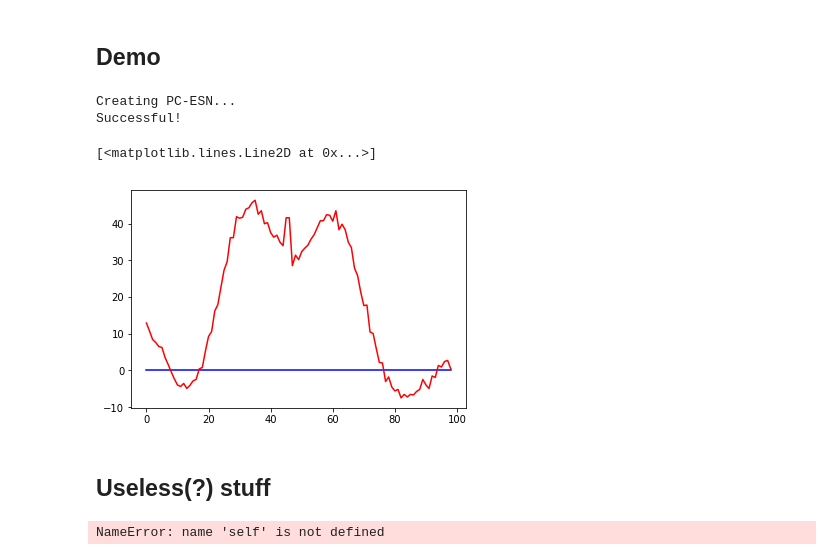
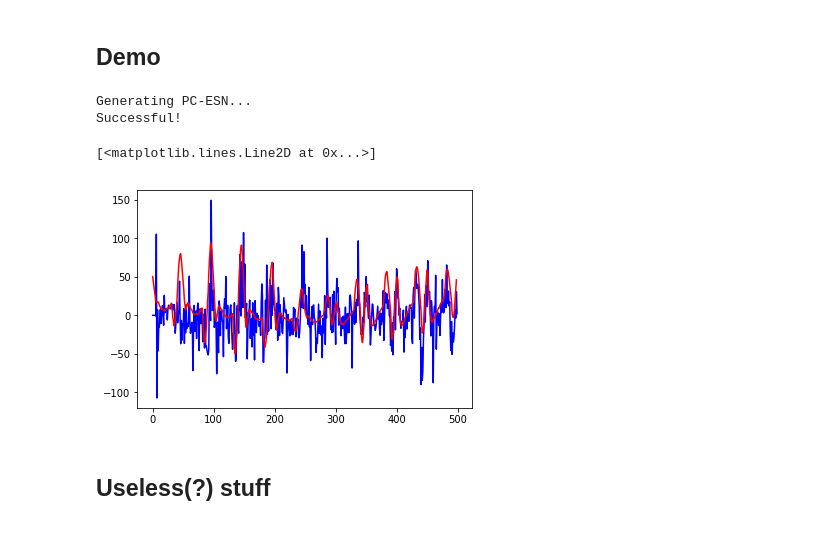
Before and after one commit to jaclanL/Project-Course---Deep-NN-, a Jupyter notebook: PC-ESN.ipynb, the cells around one changed output. Saved outputs shown, nothing was run; the diff lists cells and outputs as text; code cells hidden in the pictures.

```diff
--- a/PC-ESN.ipynb
+++ b/PC-ESN.ipynb
@@ -110,10 +121,10 @@ split = 0.5
 data = genfromtxt('Sarcos.csv', delimiter=',')
 ind = round(split*data.shape[0])
 
-uTrain = data[0:ind,0:nInputs]
-yTrain = data[0:ind,nInputs:]
-uTest = data[ind:,0:nInputs]
-yTest = data[ind:,nInputs:]
+uTrain = data[0:ind,0:nInputs,newaxis]
+yTrain = data[0:ind,nInputs:,newaxis]
+uTest = data[ind:,0:nInputs,newaxis]
+yTest = data[ind:,nInputs:,newaxis]
 
 # Normalize input
 uTrain = normalize_input(uTrain)
@@ -122,30 +133,34 @@ uTest = normalize_input(uTest)
 ## Demo
 # %%
 nInputUnits = 21
-nReservoirUnits = 500
+nReservoirUnits = 600
 nOutputUnits = 7
 spectralRadius = 0.4
 sigma2 = 0.1
-phi2 = 1
-eta = 0.1
+phi2 = 10
+eta = 0.01
 
 pcesn = PCESN(nInputUnits,nReservoirUnits,nOutputUnits,spectralRadius,sigma2,phi2,eta)
 
 data_len = uTrain.shape[0]
 output = zeros((7,data_len,1))
+test = []
 
-for iInput in range(1000):
-    pcesn.train(uTrain[iInput,:],yTrain[iInput,:])
-    output[:,iInput] = pcesn.o
+totalSamples = 500
+
+for i in trange(totalSamples): # or standard "range" to remove progress bar
+    pcesn.train(uTrain[i,:],yTrain[i,:])
+    output[:,i] = pcesn.o
+    test.append(pcesn.o[0])
 # %% [output]
-Creating PC-ESN...
+Generating PC-ESN...
 Successful!
 # %%
-plt.plot(output[0,-100:-1],'b')
-plt.plot(yTrain[-100:-1,0],'r')
+plt.plot(test,'b')
+plt.plot(yTrain[0:499,0],'r')
 # %% [output]
 [<matplotlib.lines.Line2D at 0x...>]
-[figure, old version]
+[figure, new version]
 # %% [markdown]
 ## Useless(?) stuff
 # %%
@@ -168,5 +183,7 @@ self.teacherScaling = ones((nOutputUnits, 1)) # DOES TEACHER SCALING MAKE ANY DI
 self.teacherShift = zeros((nOutputUnits, 1))
 self.teacherForcing = True # Desired output y_teacher instead of predicted y -> Ridge regression!!!
 self.feedbackScaling = zeros((nOutputUnits, 1))
+
+self.s = zeros((nInputUnits,1))
+self.o = zeros((nOutputUnits,1))
+self.c = vstack((self.r, self.s))
-# %% [output]
-NameError: name 'self' is not defined
```
Also changed, not shown: parts of 3 cells of this notebook.
